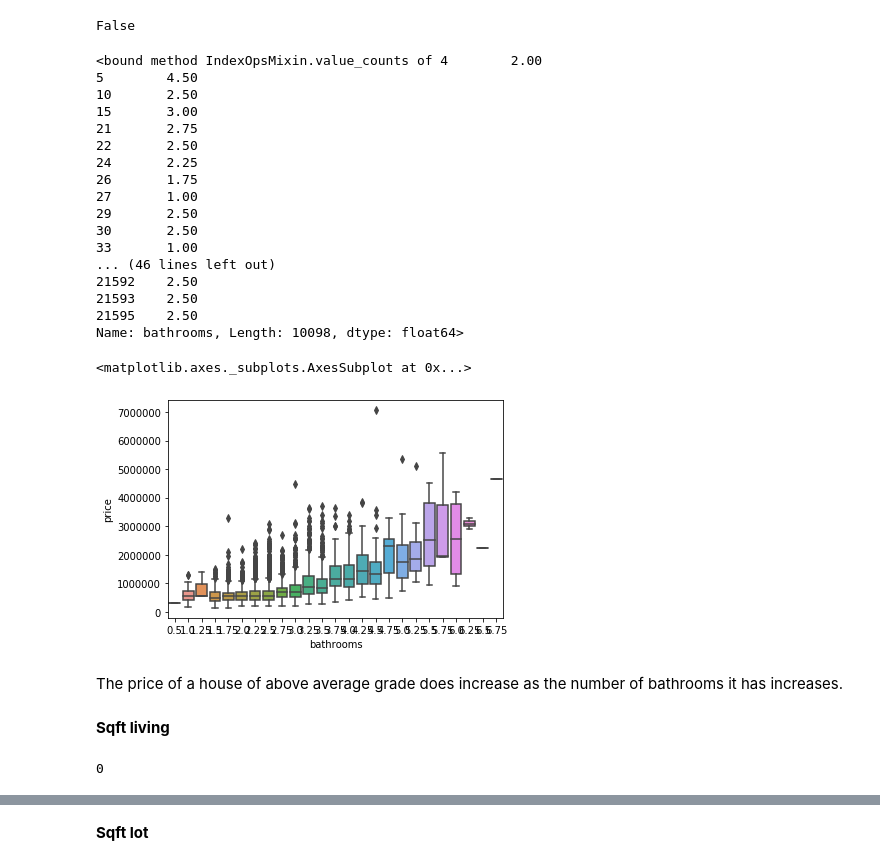
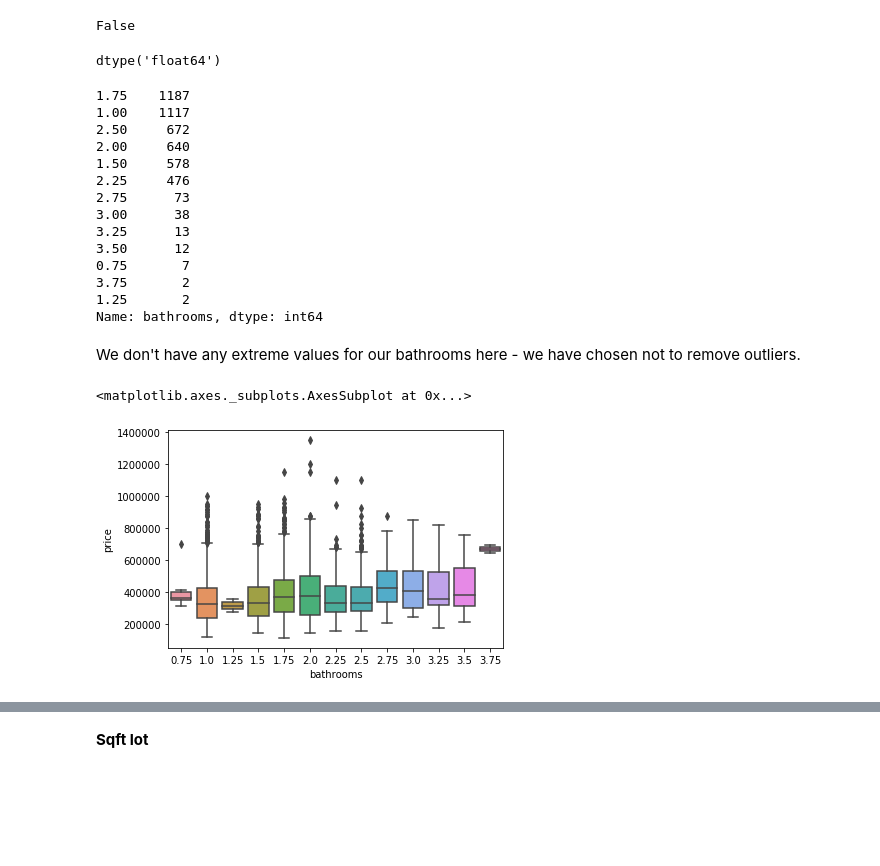
Before and after one commit to HeleneBu/Project_1, a Jupyter notebook: Data cleaning and question 2.ipynb, the cells around one changed output, grey strips where cells are left out. Saved outputs shown, nothing was run; the diff lists cells and outputs as text; code cells hidden in the pictures; blank space fills up the shorter version.

Commit message:
Data question 2 ready

```diff
--- a/Data cleaning and question 2.ipynb
+++ b/Data cleaning and question 2.ipynb
@@ -35,0 +56,2 @@ The grading system for houses in the King County area runs from 1 to 13. Given t
+# %%
+df_grade7 = df.loc[df["grade"] == 7]
@@ -35,0 +88,2 @@ The grading system for houses in the King County area runs from 1 to 13. Given t
+# %%
+df_grade7_b3 = df_grade7.loc[df["bedrooms"] == 3]
@@ -158,9 +145,0 @@ Houses with a large amount of bedrooms - which are outliers - may negatively aff
-# %%
-def remove_outlier(df_in, col_name):
-   q1 = df_in[col_name].quantile(0.25)
-   q3 = df_in[col_name].quantile(0.75)
-   iqr = q3-q1 #this calculates the interquartile range
-   fence_low  = q1 - (1.5*iqr) #this removes the outliers at the lower range of the dataset for price
-   fence_high = q3 + (1.5*iqr) #this removes the outliers at the higher range of the dataset for price
-   df_out = df_in.loc[(df_in[col_name] >= fence_low) & (df_in[col_name] <= fence_high)]
-   return df_out
@@ -169 +146,3 @@ beds_above8 = remove_outlier(df_grade_above8, 'bedrooms')
+# %%
+df3 = remove_outlier(df_grade7_b3,'sqft_living')
 # %%
@@ -195,35 +193,30 @@ beds_above8['bathrooms'].isna().any()
 # %% [output]
 False
+# %%
+df3['bathrooms'].dtype
+# %% [output]
+dtype('float64')
 # %%
-beds_above8['bathrooms'].value_counts
+df3['bathrooms'].value_counts()
 # %% [output]
-<bound method IndexOpsMixin.value_counts of 4        2.00
-5        4.50
-10       2.50
-15       3.00
-21       2.75
-22       2.50
-24       2.25
-26       1.75
-27       1.00
-29       2.50
-30       2.50
-33       1.00
-... (46 lines left out)
-21592    2.50
-21593    2.50
-21595    2.50
-Name: bathrooms, Length: 10098, dtype: float64>
+1.75    1187
+1.00    1117
+2.50     672
+2.00     640
+1.50     578
+2.25     476
+2.75      73
+3.00      38
+3.25      13
+3.50      12
+0.75       7
+3.75       2
+1.25       2
+Name: bathrooms, dtype: int64
+# %% [markdown]
+We don't have any extreme values for our bathrooms here - we have chosen not to remove outliers.
 # %%
-sns.boxplot(x = 'bathrooms', y = 'price', data = beds_above8, showfliers = True)
+sns.boxplot(x = 'bathrooms', y = 'price', data = df3, showfliers = True)
 # %% [output]
 <matplotlib.axes._subplots.AxesSubplot at 0x...>
-[figure, old version]
+[figure, new version]
-# %% [markdown]
-The price of a house of above average grade does increase as the number of bathrooms it has increases.
-# %% [markdown]
-**Sqft living**
-# %%
-beds_above8['sqft_living'].isna().sum()
-# %% [output]
-0
```
Also changed, not shown: parts of 131 cells of this notebook.
